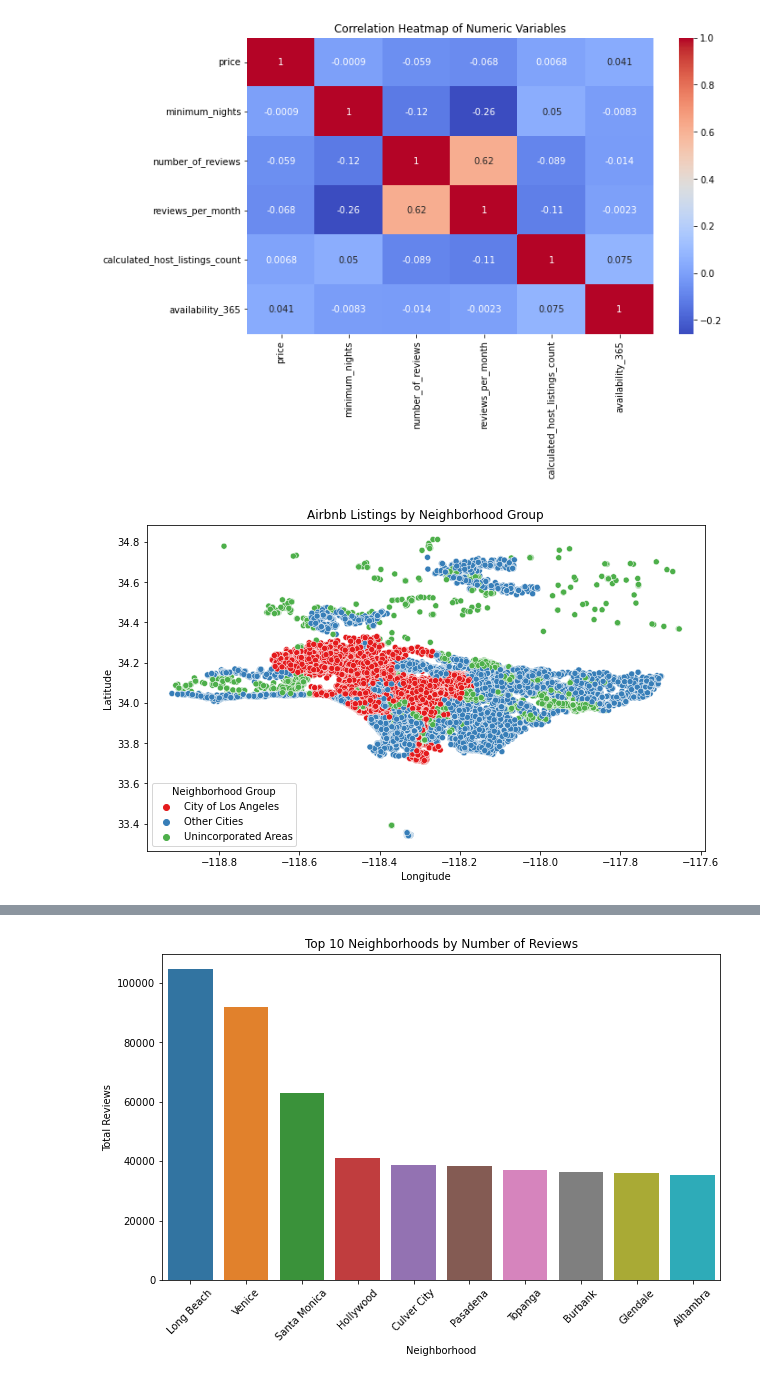
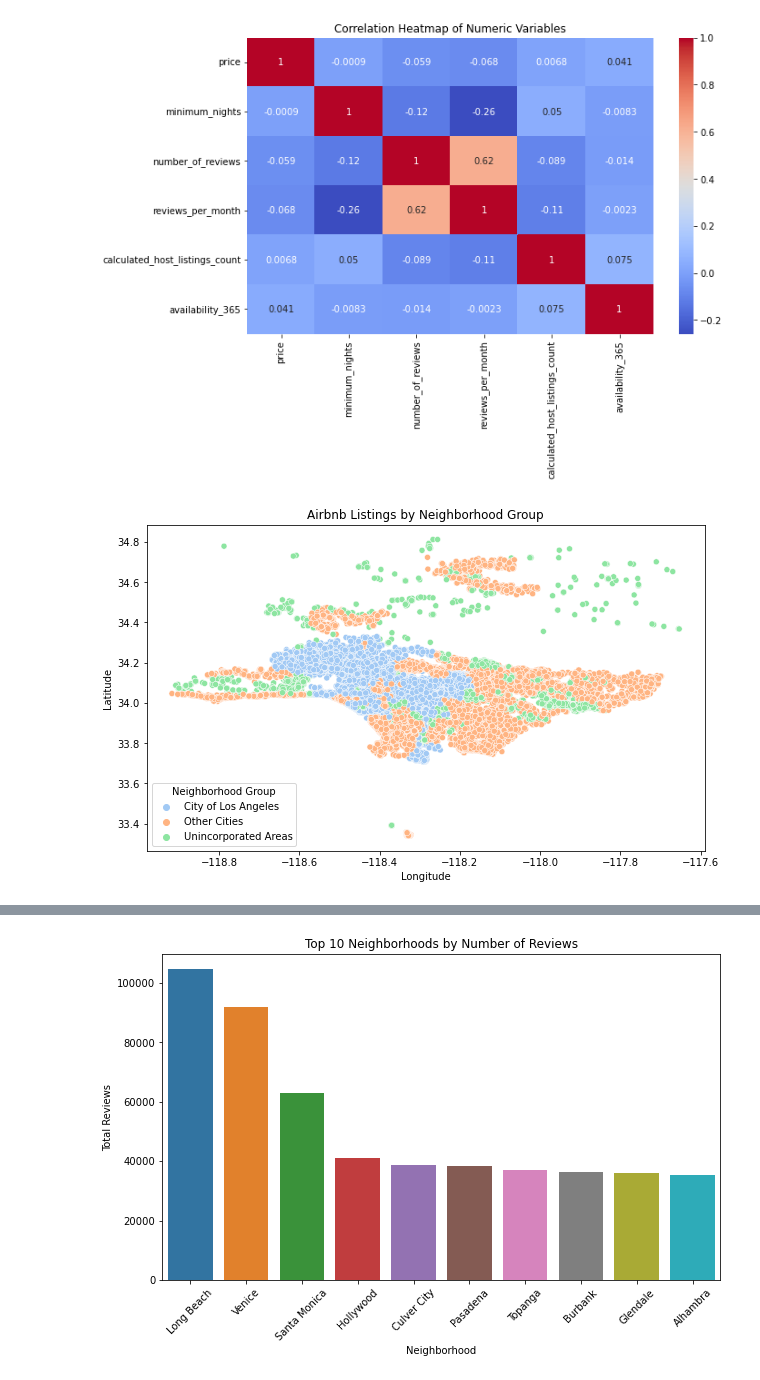
Before and after one commit to siddiq22/AirBnbLA, a Jupyter notebook: AirBnb.ipynb, the cells around one changed output, grey strips where cells are left out. Cells and saved outputs as stored; diff of their text form; code cells hidden in the pictures.

```diff
--- a/AirBnb.ipynb
+++ b/AirBnb.ipynb
@@ -147,12 +147,15 @@ plt.show()
 # %% [output]
 [figure]
 # %%
+num_neighbourhood_groups = len(df['neighbourhood_group'].unique())
+
 plt.figure(figsize=(10,6))
-sns.scatterplot(x='longitude', y='latitude', hue='neighbourhood_group', data=df, palette='Set1')
+sns.scatterplot(x='longitude', y='latitude', hue='neighbourhood_group', data=df,
+                palette=sns.color_palette('pastel', num_neighbourhood_groups))
 plt.title('Airbnb Listings by Neighborhood Group')
 plt.xlabel('Longitude')
 plt.ylabel('Latitude')
 plt.legend(title='Neighborhood Group')
 plt.show()
 # %% [output]
-[figure, old version]
+[figure, new version]
```
Also changed, not shown: parts of 12 cells of this notebook.
